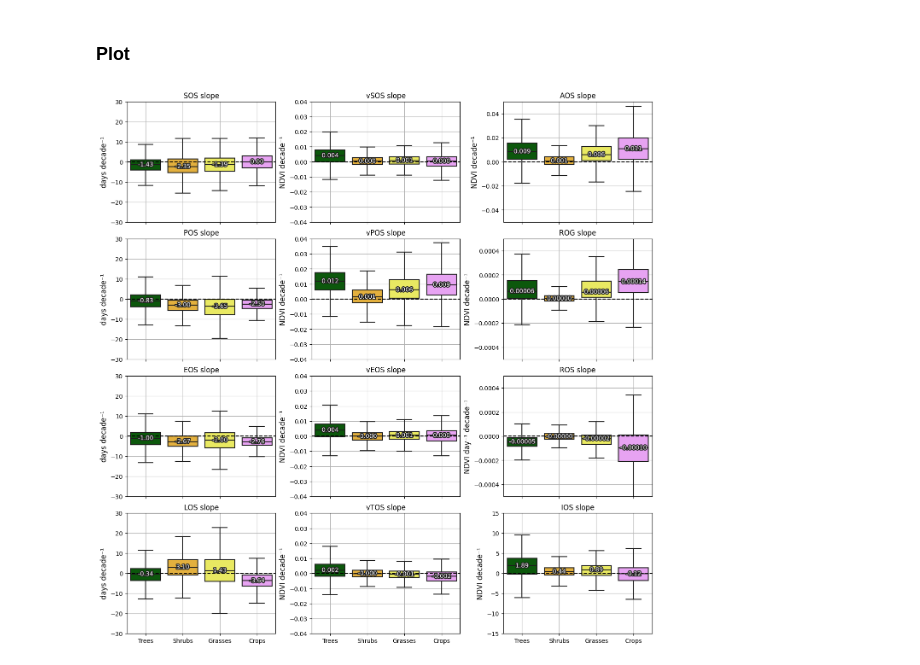
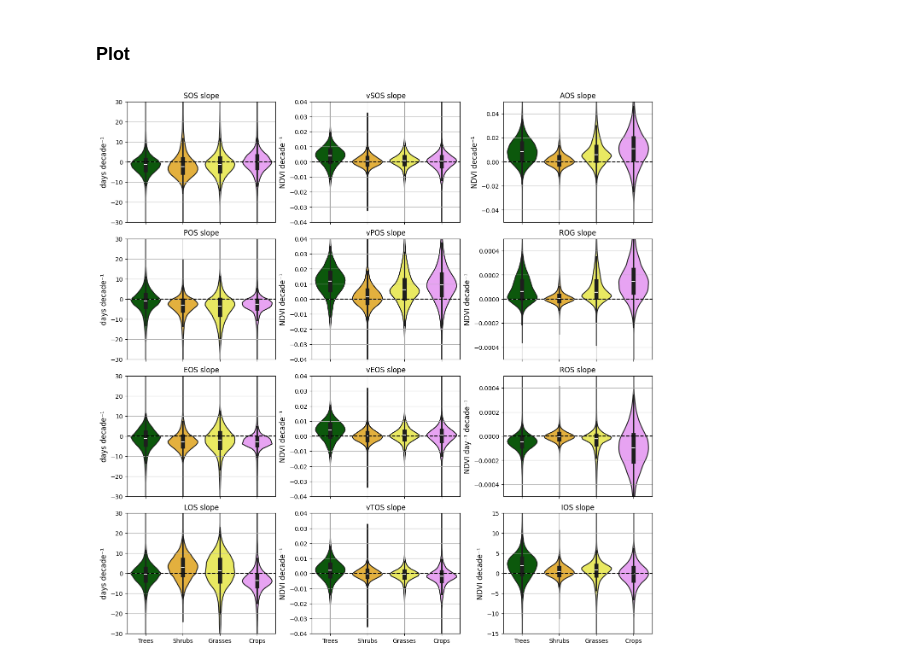
Before and after one commit to cbur24/Aus_phenology, a Jupyter notebook: notebooks/analysis/Trends_by_vegetation_group.ipynb, the cells around one changed output. Saved outputs shown, nothing was run; the diff lists cells and outputs as text; code cells hidden in the pictures.

```diff
--- a/notebooks/analysis/Trends_by_vegetation_group.ipynb
+++ b/notebooks/analysis/Trends_by_vegetation_group.ipynb
@@ -146,35 +146,36 @@ for d,n,ax in zip(dd,names,axes.ravel()):
         label='NDVI decade⁻¹'
         fmt = ".3f"
     if 'LOS' in n:
         vmin, vmax=-30.0, 30.0
         label='days decade⁻¹'
         fmt = ".2f"
     if 'AOS' in n:
         vmin, vmax=-0.05, 0.05
         label='NDVI decade⁻¹'
         fmt = ".3f"
     if 'ROG' in n:
         vmin, vmax=-5e-04, 5e-04
         label='NDVI decade⁻¹'
         fmt = ".5f"
     if 'ROS' in n:
         vmin, vmax=-5e-04, 5e-04
         label='NDVI day⁻¹ decade⁻¹'
         fmt = ".5f"
     if 'IOS' in n:
         vmin, vmax=-15, 15
         label='NDVI decade⁻¹'
         fmt = ".2f"
 
-    sb.boxplot(d*10, ax=ax, palette=colours,linewidth=1.5, showfliers=False) #
+    # sb.boxplot(d*10, ax=ax, palette=colours,linewidth=1.5, showfliers=False) #
+    sb.violinplot(d*10, ax=ax, palette=colours,linewidth=1.5) #
     ax.set_ylim(vmin,vmax)
     ax.axhline(0, c='k', linestyle='--')
     ax.set_title(n)
     ax.set_ylabel(label, fontsize=12)
     ax.grid()
-    add_median_labels(ax, fmt=fmt)
+    # add_median_labels(ax, fmt=fmt)
 
-fig.savefig(f'/g/data/os22/chad_tmp/Aus_phenology/results/figs/Landcover_simple_trends_boxplots.png',
-            bbox_inches='tight', dpi=300)
+# fig.savefig(f'/g/data/os22/chad_tmp/Aus_phenology/results/figs/Landcover_simple_trends_boxplots.png',
+#             bbox_inches='tight', dpi=300)
 # %% [output]
-[figure, old version]
+[figure, new version]
```
Also changed, not shown: 4 other files.
